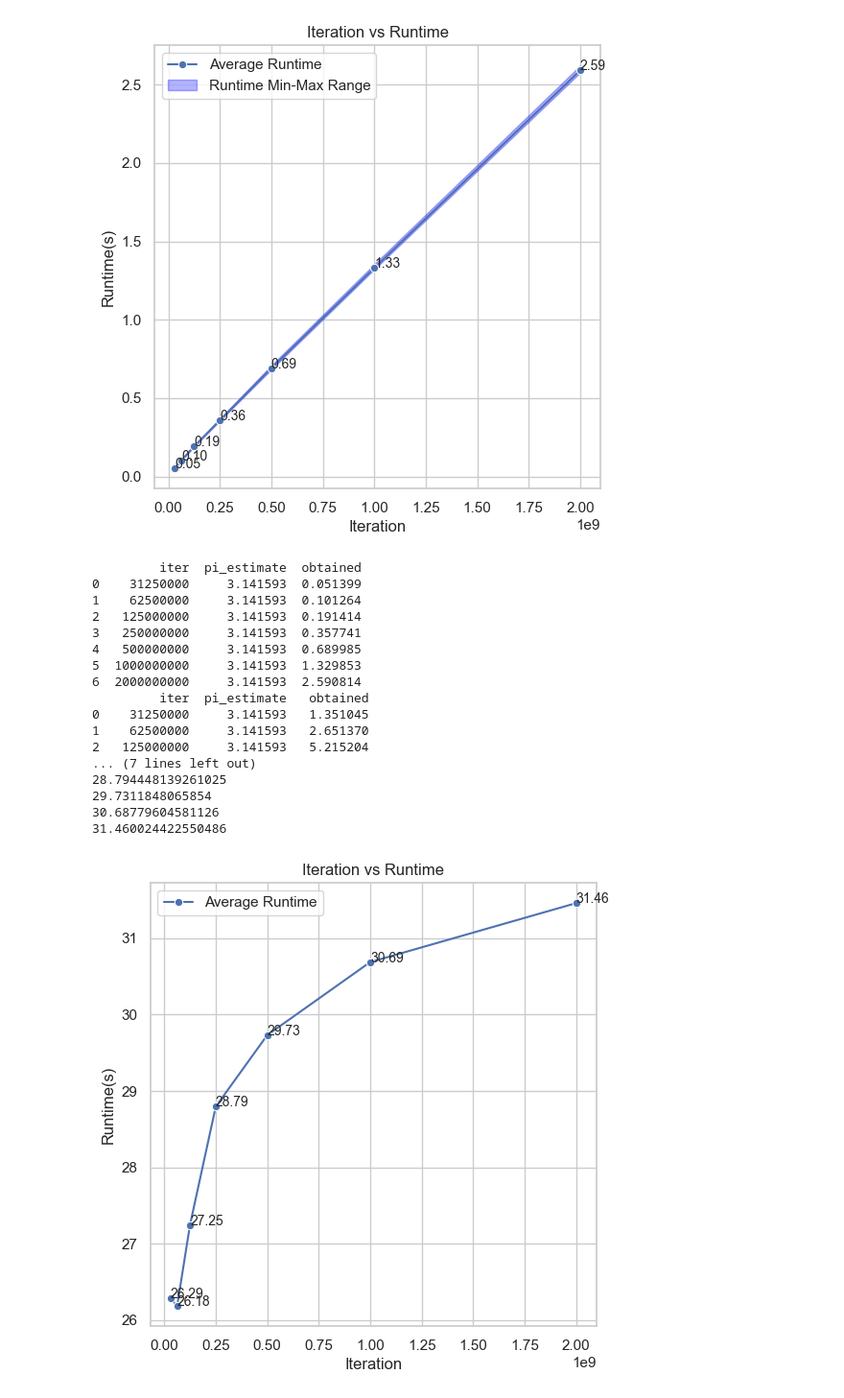
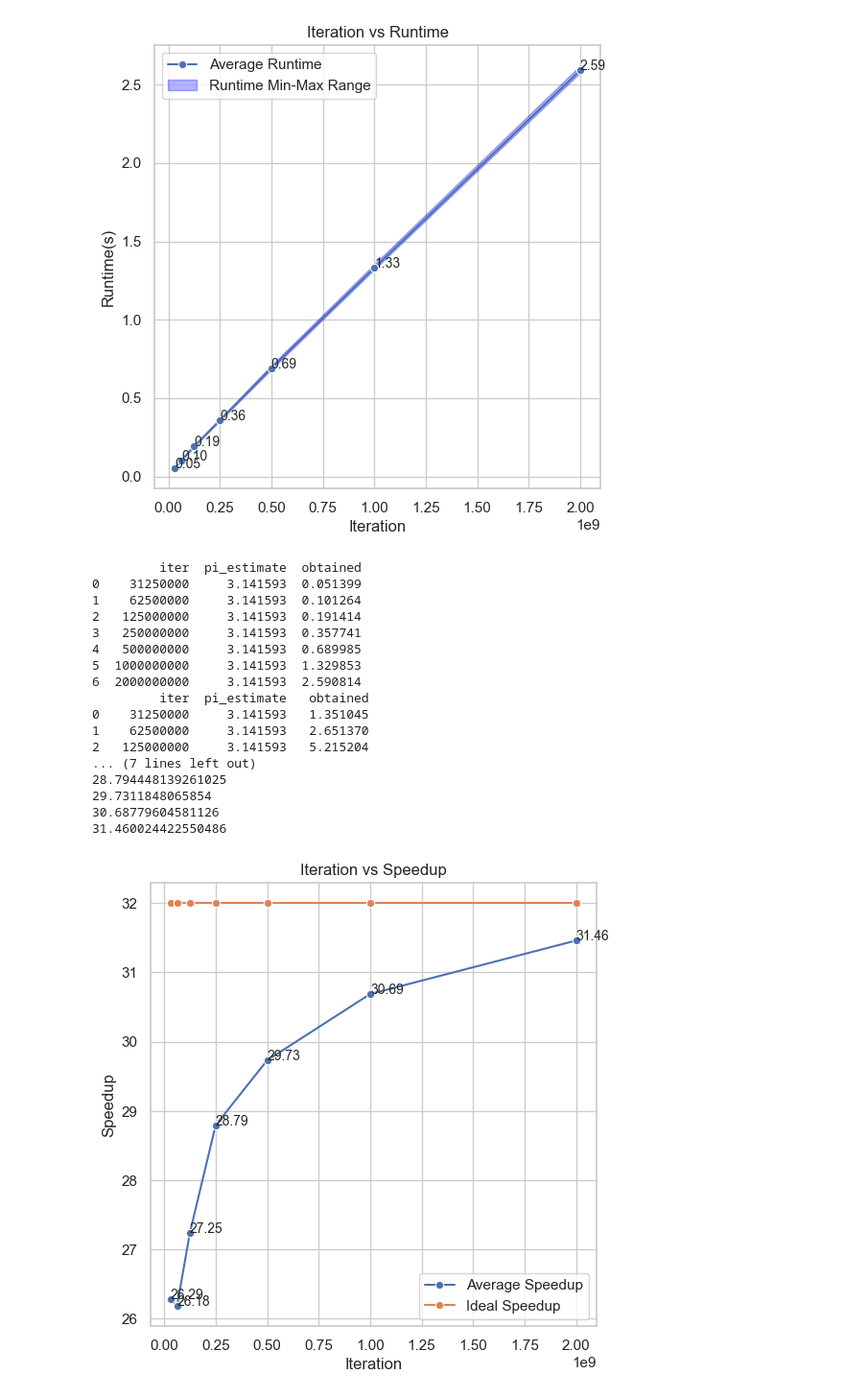
Before and after one commit to dondavan/HPC, a Jupyter notebook: ass2/visualization/pi_vis.ipynb, the cells around one changed output. Shown at 96% size. Drawn from its saved outputs; the diff is of its cells as text; code cells hidden in the pictures.

```diff
--- a/ass2/visualization/pi_vis.ipynb
+++ b/ass2/visualization/pi_vis.ipynb
@@ -280,7 +280,7 @@ The `ci` parameter is deprecated. Use `errorbar='sd'` for the same effect.
 # %%
 import pandas as pd
 
-_, _, _, df_all = extract_values_from_file('../output/pi_thread_thin_20.out')
+_, _, _, df_all = extract_values_from_file('../output/pi_thread_thin_48.out')
 df_all = df_all.iloc[1:] # ignore the repeated row
 
 
@@ -447,43 +447,45 @@ print(result_df)
 print(result_df_1)
 result_df['ideal_speed_up'] = result_df['iter']
 result_df['speed_up'] = result_df_1['obtained']/result_df['obtained']
+result_df['ideal_speed_up'] = 32
 
 sns.set(style="whitegrid")
 
 plt.figure(figsize=(6, 6))
 
 sns.scatterplot(data=result_df, x='iter', y='speed_up')
-sns.lineplot(x='iter', y='speed_up', data=result_df, label='Average Runtime', marker='o')
+sns.lineplot(x='iter', y='speed_up', data=result_df, label='Average Speedup', marker='o')
+sns.lineplot(x='iter', y='ideal_speed_up', data=result_df, label='Ideal Speedup', marker='o')
 
 for i in range(len(result_df['speed_up'])):
         print(result_df['speed_up'][i])
         plt.gca().text(result_df['iter'][i], result_df['speed_up'][i], str("{:.2f}".format(result_df['speed_up'][i])),fontsize = 10)
 
 
 plt.xlabel('Iteration')
-plt.ylabel('Runtime(s)')
-plt.title('Iteration vs Runtime')
+plt.ylabel('Speedup')
+plt.title('Iteration vs Speedup')
 plt.legend()
 plt.grid(True)
 
-plt.savefig("workload-eff.svg")
+plt.savefig("workload-Speedup.svg")
 plt.show()
 # %% [output]
          iter  pi_estimate  obtained
 0    31250000     3.141593  0.051399
 1    62500000     3.141593  0.101264
 2   125000000     3.141593  0.191414
 3   250000000     3.141593  0.357741
 4   500000000     3.141593  0.689985
 5  1000000000     3.141593  1.329853
 6  2000000000     3.141593  2.590814
          iter  pi_estimate   obtained
 0    31250000     3.141593   1.351045
 1    62500000     3.141593   2.651370
 2   125000000     3.141593   5.215204
 ... (7 lines left out)
 28.794448139261025
 29.7311848065854
 30.68779604581126
 31.460024422550486
-[figure, old version]
+[figure, new version]
```
Also changed, not shown: 7 other files.
